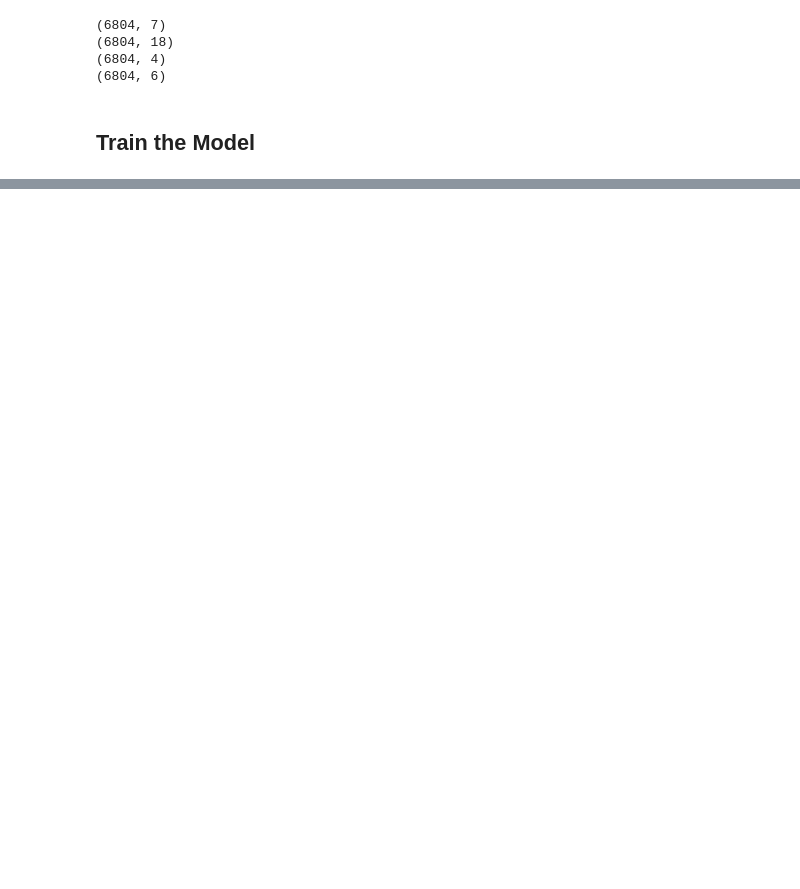
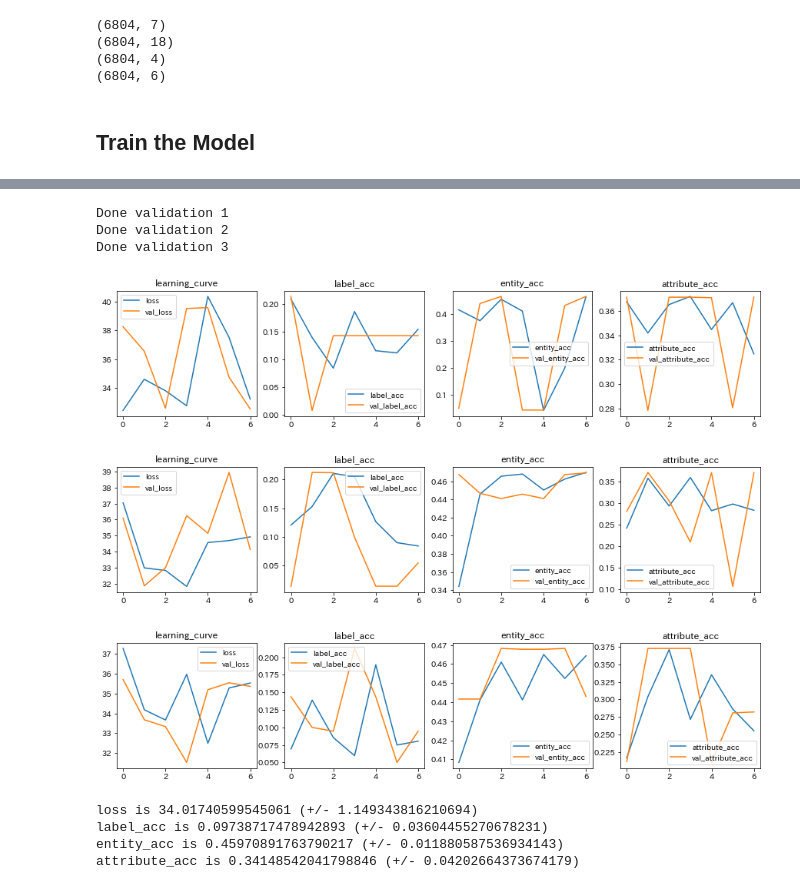
Before and after one commit to chakki-works/chABSA-dataset, a Jupyter notebook: notebooks/Baseline for Slot1 (NN).ipynb, the cells around one changed output, grey strips where cells are left out. Cells and saved outputs as stored; diff of their text form; code cells hidden in the pictures; blank space fills up the shorter version.

Commit message:
add slot1 base line

```diff
--- a/notebooks/Baseline for Slot1 (NN).ipynb
+++ b/notebooks/Baseline for Slot1 (NN).ipynb
@@ -96,7 +96,6 @@ for f in data_folder.glob("e*_ann.json"):
             length = ""
             for o in s["opinions"]:
                 targets = tokenizer.tokenize(o["target"])
-                register_words(targets, target=True)
 
                 # we need to convert position on str to position on word array
                 f_t, t_t = convert_position(o["from"], o["to"], tokenized)
@@ -298,19 +309,3 @@ for _y in y:
 (6804, 6)
 # %% [markdown]
 ## Train the Model
-# %%
-from keras_tqdm import TQDMNotebookCallback
-
-
-test_size = int(X.shape[0] * 0.3)
-indices = np.random.permutation(X.shape[0])
-
-X_train, X_test = X[indices[:-test_size], :],  X[indices[-test_size:], :]
-y_train = [_y[indices[:-test_size], :] for _y in y]
-y_test = [_y[indices[-test_size:], :] for _y in y]
-
-model.compile(loss="categorical_crossentropy", optimizer="rmsprop", metrics=['acc'])
-model.fit(
-    X_train, y_train, validation_data=(X_test, y_test),
-    batch_size=64, epochs=10,
-    verbose=0, callbacks=[TQDMNotebookCallback()])
@@ -352,3 +312,62 @@ If you're reading this message in another frontend (for example, a static render
+# %%
+from sklearn.model_selection import StratifiedKFold
+import matplotlib.pyplot as plt
+
+
+validation_count = 3
+kfold = StratifiedKFold(n_splits=validation_count, shuffle=True)
+cross_scores = []
+
+
+def to_dataframe(history, metrics):
+    d = {}
+    for n in metrics:
+        d[n] = history.history[n]
+    return pd.DataFrame(d)
+
+
+for train_index, test_index in kfold.split(X, np.argmax(ys["label"], axis=1)):
+    model.compile(loss="categorical_crossentropy", optimizer="rmsprop", metrics=['acc'])
+
+    X_train, X_test = X[train_index, :],  X[test_index, :]
+    y_train = [ys[k][train_index, :] for k in ys]
+    y_test = [ys[k][test_index, :] for k in ys]
+
+    history = model.fit(
+        X_train, y_train, validation_data=(X_test, y_test), verbose=0,
+        batch_size=32, epochs=7)
+
+    fig, axes = plt.subplots(1, 4, figsize=(15, 3));
+    epoch_curve = to_dataframe(history, ["loss", "val_loss"])
+    epoch_curve.plot.line(ax=axes[0]).set_title("learning_curve")
+    for i, k in enumerate(label_kinds):
+        acc_curve = to_dataframe(history, ["{}_acc".format(k), "val_{}_acc".format(k)])
+        acc_curve.plot.line( ax=axes[i + 1]).set_title("{}_acc".format(k))
+
+    scores = model.evaluate(X_test, y_test, verbose=0)
+    result = {}
+    for i, n in enumerate(model.metrics_names):
+        result[n] = scores[i]
+    cross_scores.append(result)
+    print("Done validation {}".format(len(cross_scores)))
+# %% [output]
+Done validation 1
+Done validation 2
+Done validation 3
+[figure, added]
+[figure, added]
+[figure, added]
+# %%
+for m in ["loss", "label_acc", "entity_acc", "attribute_acc"]:
+    scores = []
+    for r in cross_scores:
+        scores.append(r[m])
+    print("{} is {} (+/- {})".format(m, np.mean(scores), np.std(scores)))
+# %% [output]
+loss is 34.01740599545061 (+/- 1.149343816210694)
+label_acc is 0.09738717478942893 (+/- 0.03604455270678231)
+entity_acc is 0.45970891763790217 (+/- 0.011880587536934143)
+attribute_acc is 0.34148542041798846 (+/- 0.04202664373674179)
 # %%
 from sklearn.metrics import classification_report
 
```
Also changed, not shown: parts of 9 cells of this notebook, 2 other files.
